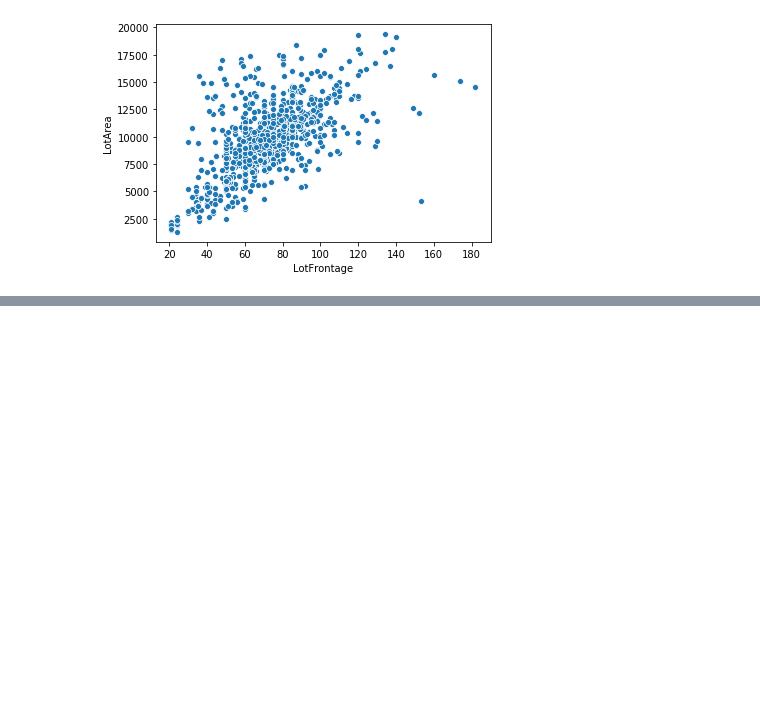
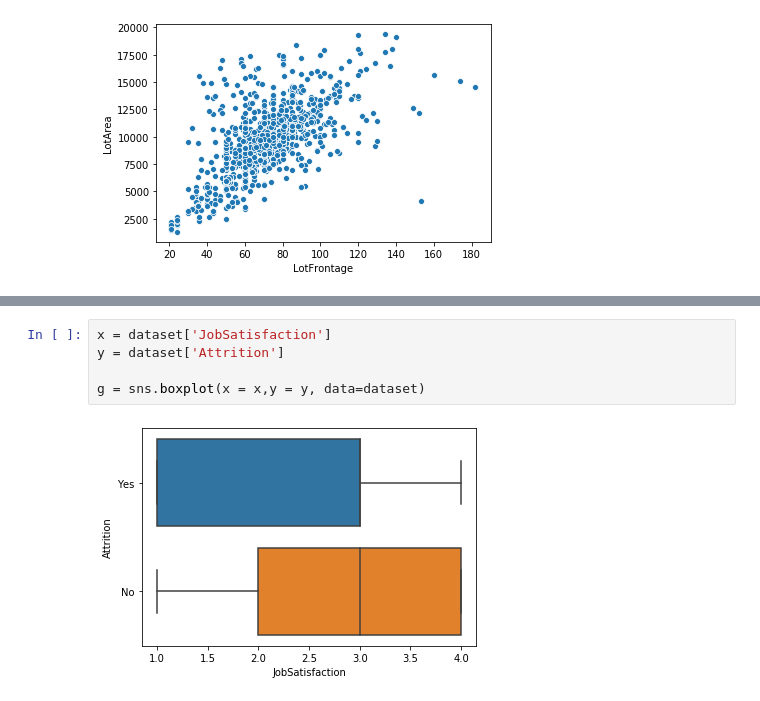
Before and after one commit to MrYamous/iesa-cours-python, a Jupyter notebook: ExJour2.ipynb, the cells around one changed output, grey strips where cells are left out. Cells and saved outputs as stored; diff of their text form; blank space fills up the shorter version.

```diff
--- a/ExJour2.ipynb
+++ b/ExJour2.ipynb
@@ -60,0 +177,7 @@ sns.scatterplot(dffrontage, dfarea)
+# %%
+x = dataset['JobSatisfaction']
+y = dataset['Attrition']
+
+g = sns.boxplot(x = x,y = y, data=dataset)
+# %% [output]
+[figure, added]
```
Also changed, not shown: parts of 23 cells of this notebook.
